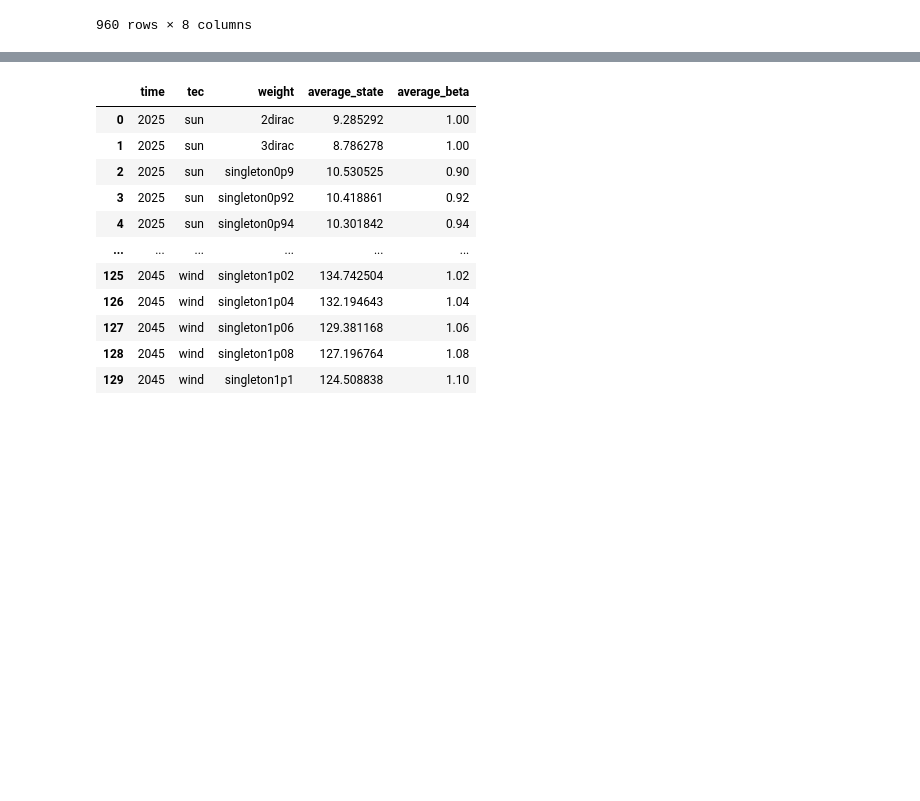
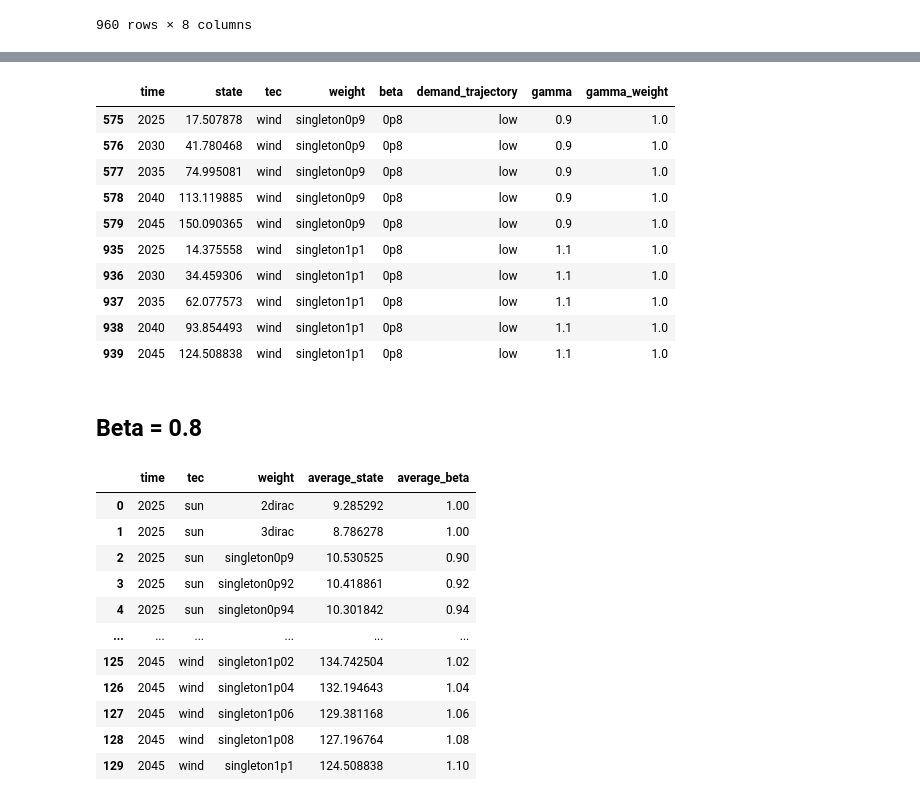
Before and after one commit to celiaescribe/investment_model_heterogeneity, a Jupyter notebook: plots_heterogeneity.ipynb, the cells around one changed output, grey strips where cells are left out. Saved outputs shown, nothing was run; the diff lists cells and outputs as text; code cells hidden in the pictures; blank space fills up the shorter version.

```diff
--- a/plots_heterogeneity.ipynb
+++ b/plots_heterogeneity.ipynb
@@ -329,3 +377,19 @@ state_dataframe
+# %%
+state_dataframe.loc[(state_dataframe.tec == 'wind') & ((state_dataframe.weight == "singleton0p9") | (state_dataframe.weight == 'singleton1p1')) & (state_dataframe.demand_trajectory == 'low') & (state_dataframe.beta == '0p8')]
+# %% [output]
+|  | time | state | tec | weight | beta | demand_trajectory | gamma | gamma_weight |
+| 575 | 2025 | 17.507878 | wind | singleton0p9 | 0p8 | low | 0.9 | 1.0 |
+| 576 | 2030 | 41.780468 | wind | singleton0p9 | 0p8 | low | 0.9 | 1.0 |
+| 577 | 2035 | 74.995081 | wind | singleton0p9 | 0p8 | low | 0.9 | 1.0 |
+| 578 | 2040 | 113.119885 | wind | singleton0p9 | 0p8 | low | 0.9 | 1.0 |
+| 579 | 2045 | 150.090365 | wind | singleton0p9 | 0p8 | low | 0.9 | 1.0 |
+| 935 | 2025 | 14.375558 | wind | singleton1p1 | 0p8 | low | 1.1 | 1.0 |
+| 936 | 2030 | 34.459306 | wind | singleton1p1 | 0p8 | low | 1.1 | 1.0 |
+| 937 | 2035 | 62.077573 | wind | singleton1p1 | 0p8 | low | 1.1 | 1.0 |
+| 938 | 2040 | 93.854493 | wind | singleton1p1 | 0p8 | low | 1.1 | 1.0 |
+| 939 | 2045 | 124.508838 | wind | singleton1p1 | 0p8 | low | 1.1 | 1.0 |
+# %% [markdown]
+## Beta = 0.8
 # %%
 # Define a lambda function to compute the weighted mean:
 wm = lambda x: np.average(x, weights=tmp.loc[x.index, f"{name_param}_weight"])
```
Also changed, not shown: parts of 9 cells of this notebook.
